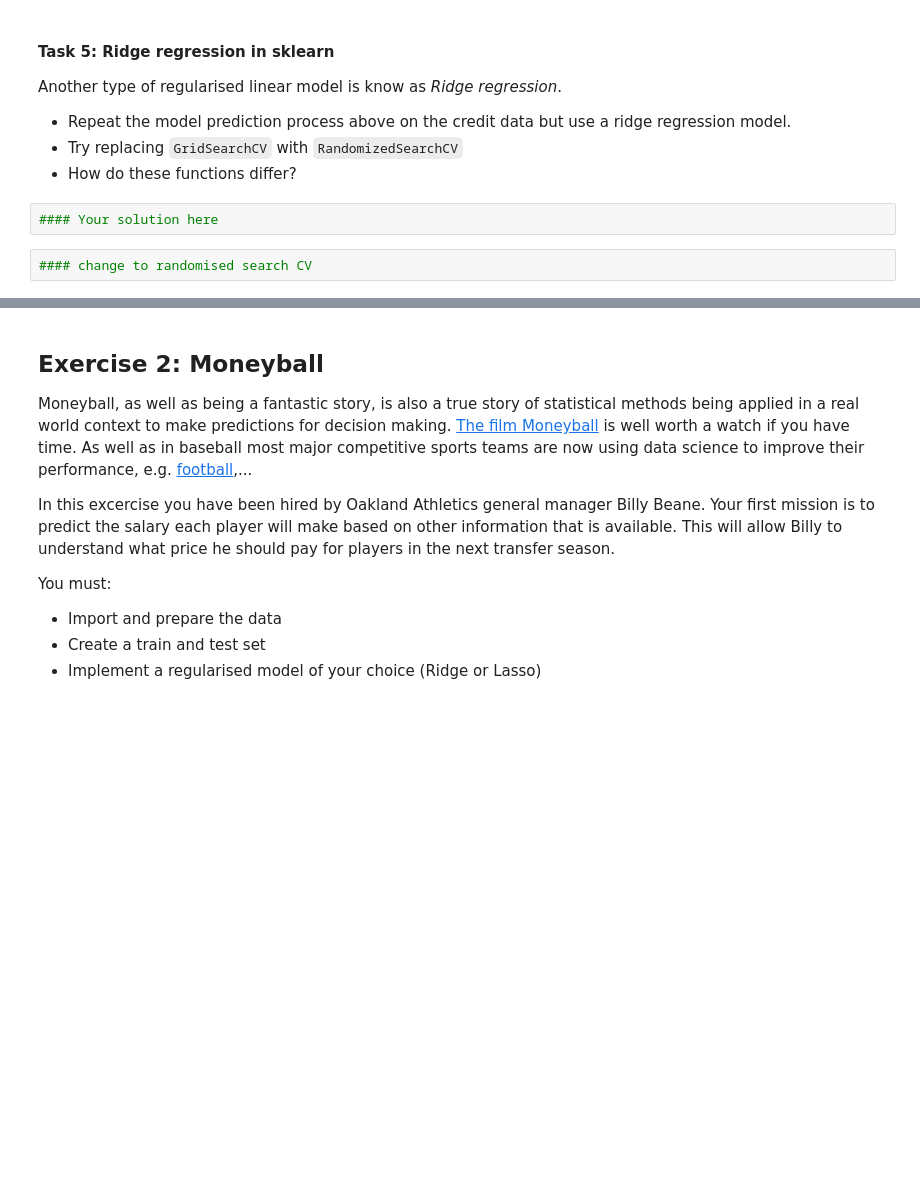
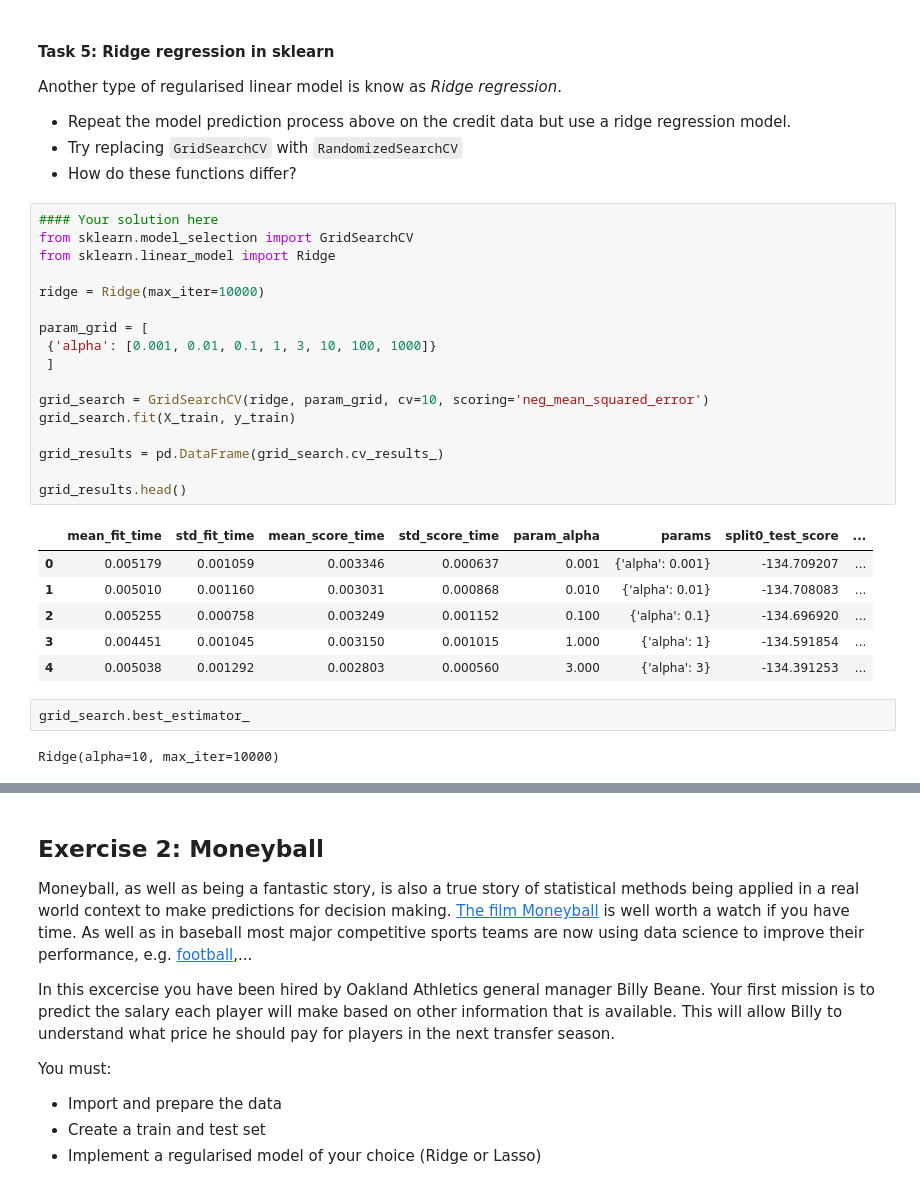
Before and after one commit to hypgawan/ML0, a Jupyter notebook: 03-CrossValidation_Regularisation.ipynb, the cells around one changed output, grey strips where cells are left out. Cells and saved outputs as stored; diff of their text form; blank space fills up the shorter version.

```diff
--- a/03-CrossValidation_Regularisation.ipynb
+++ b/03-CrossValidation_Regularisation.ipynb
@@ -502,7 +506,31 @@ Another type of regularised linear model is know as *Ridge regression*.
 * Repeat the model prediction process above on the credit data but use a ridge regression model.
 * Try replacing `GridSearchCV` with `RandomizedSearchCV`
 * How do these functions differ?
-# %%
-#### Your solution here
-# %%
-#### change to randomised search CV
+# %%
+#### Your solution here
+from sklearn.model_selection import GridSearchCV
+from sklearn.linear_model import Ridge
+
+ridge = Ridge(max_iter=10000)
+
+param_grid = [
+ {'alpha': [0.001, 0.01, 0.1, 1, 3, 10, 100, 1000]}
+ ]
+
+grid_search = GridSearchCV(ridge, param_grid, cv=10, scoring='neg_mean_squared_error')
+grid_search.fit(X_train, y_train)
+
+grid_results = pd.DataFrame(grid_search.cv_results_)
+
+grid_results.head()
+# %% [output]
+|  | mean_fit_time | std_fit_time | mean_score_time | std_score_time | param_alpha | params | split0_test_score | ... |
+| 0 | 0.005179 | 0.001059 | 0.003346 | 0.000637 | 0.001 | {'alpha': 0.001} | -134.709207 | ... |
+| 1 | 0.005010 | 0.001160 | 0.003031 | 0.000868 | 0.010 | {'alpha': 0.01} | -134.708083 | ... |
+| 2 | 0.005255 | 0.000758 | 0.003249 | 0.001152 | 0.100 | {'alpha': 0.1} | -134.696920 | ... |
+| 3 | 0.004451 | 0.001045 | 0.003150 | 0.001015 | 1.000 | {'alpha': 1} | -134.591854 | ... |
+| 4 | 0.005038 | 0.001292 | 0.002803 | 0.000560 | 3.000 | {'alpha': 3} | -134.391253 | ... |
+# %%
+grid_search.best_estimator_
+# %% [output]
+Ridge(alpha=10, max_iter=10000)
```
Also changed, not shown: parts of 7 cells of this notebook.
